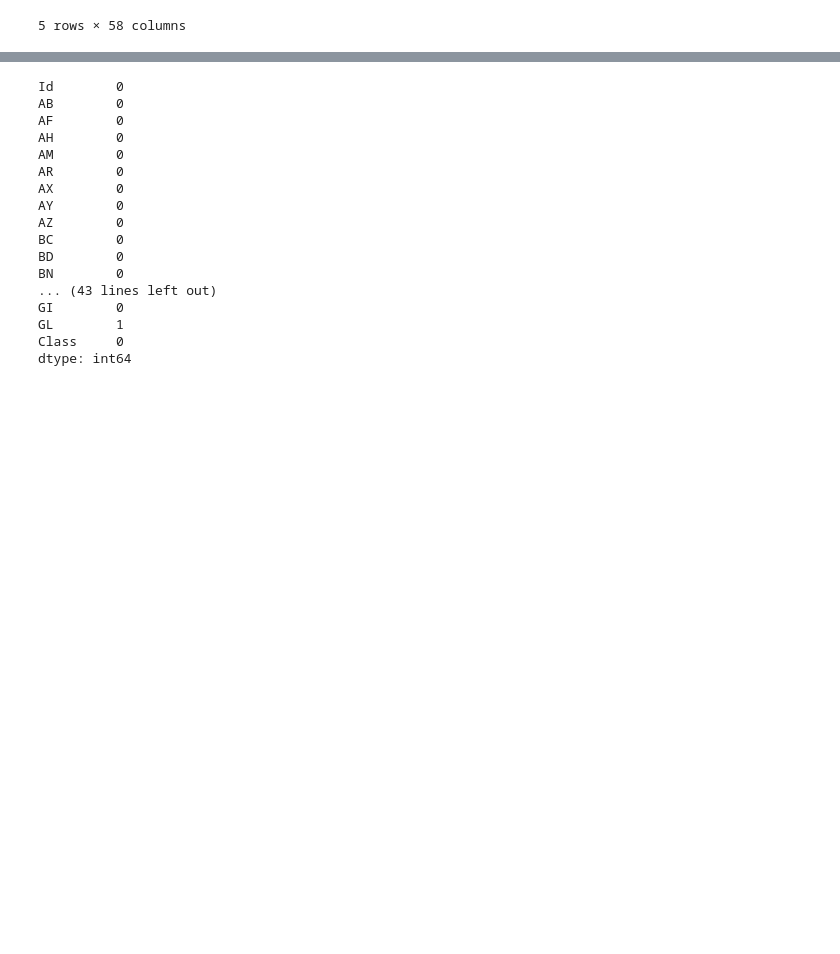
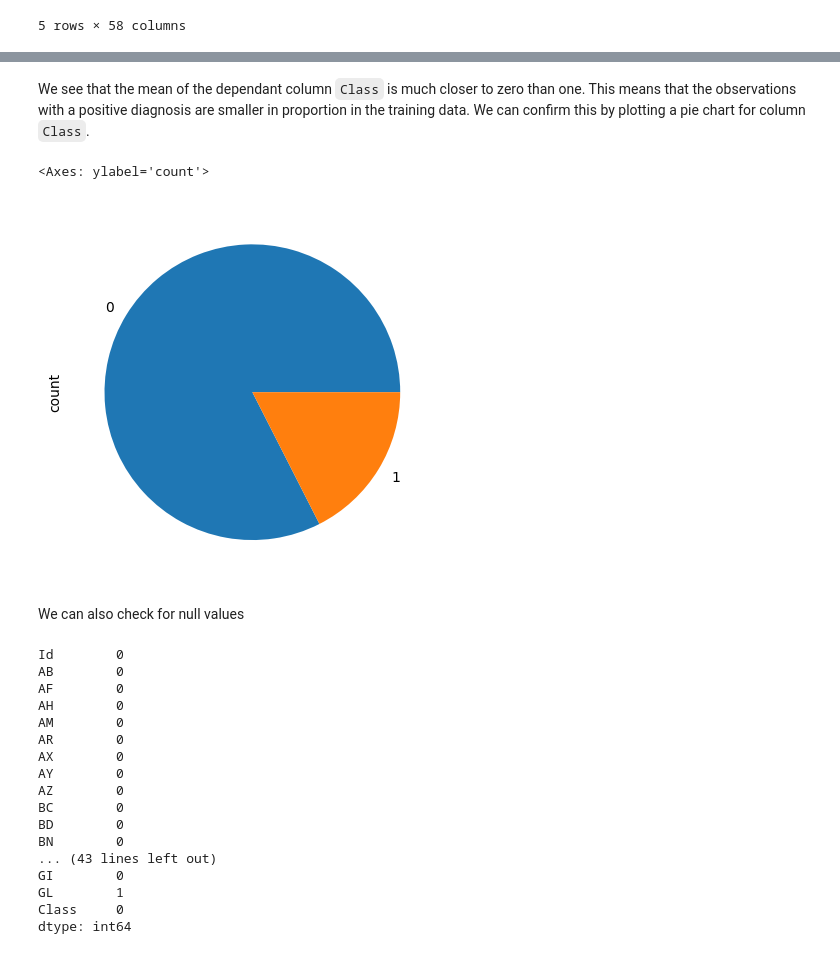
Before and after one commit to programmer-ke/icr-age-related-kaggle-competition, a Jupyter notebook: notebooks/baseline.ipynb, the cells around one changed output, grey strips where cells are left out. Saved outputs shown, nothing was run; the diff lists cells and outputs as text; code cells hidden in the pictures; blank space fills up the shorter version.

```diff
--- a/notebooks/baseline.ipynb
+++ b/notebooks/baseline.ipynb
@@ -45,3 +62,14 @@ Identify null values.
+# %% [markdown]
+We see that the mean of the dependant column `Class` is much closer to zero than one. This means that the observations with a positive diagnosis are smaller in proportion in the training data. We can confirm this by plotting a pie chart for column `Class`.
+# %%
+%matplotlib inline
+
+df_train.Class.value_counts().plot.pie()
+# %% [output]
+<Axes: ylabel='count'>
+[figure, added]
+# %% [markdown]
+We can also check for null values
 # %%
 df_train.isna().sum()
 # %% [output]
```
Also changed, not shown: parts of 34 cells of this notebook.
